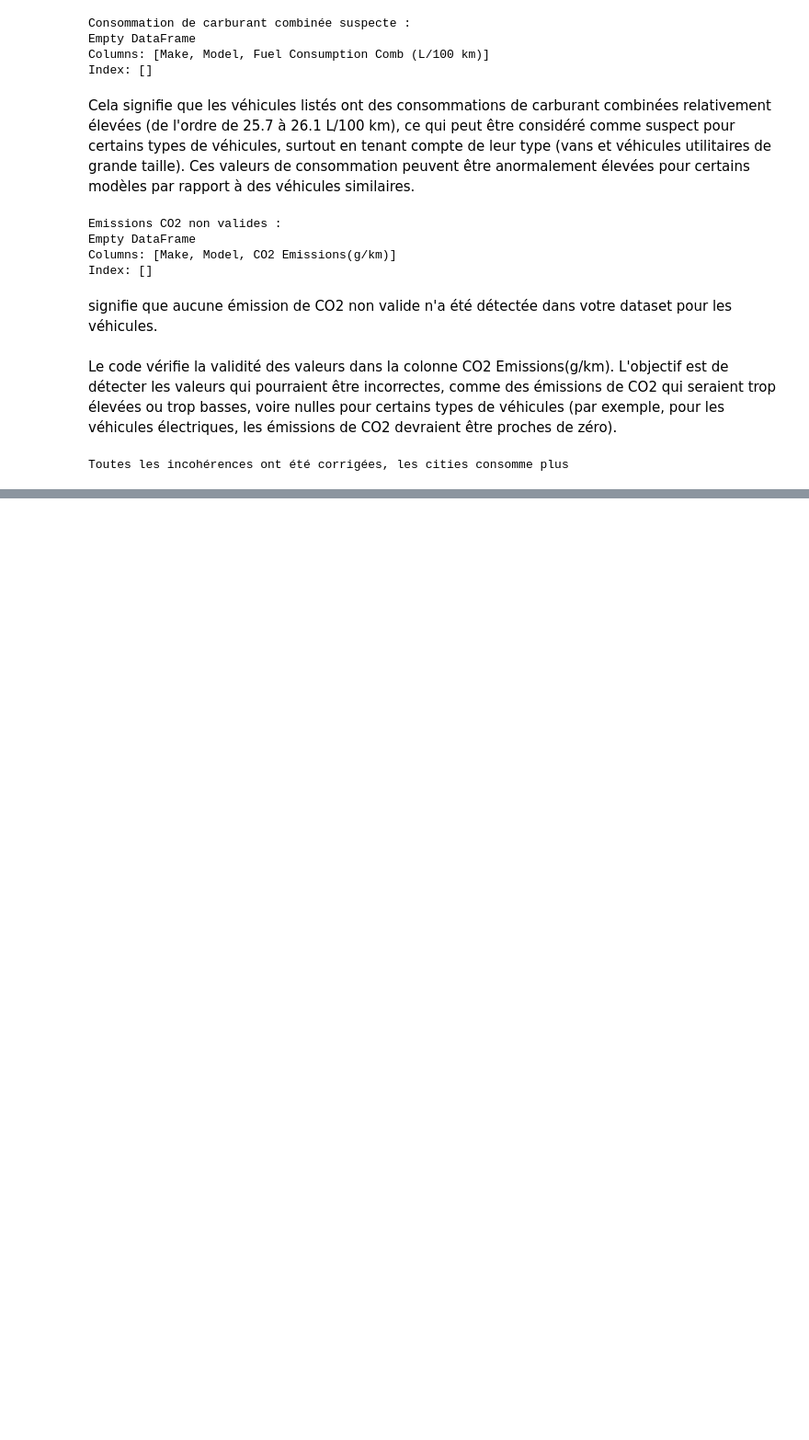
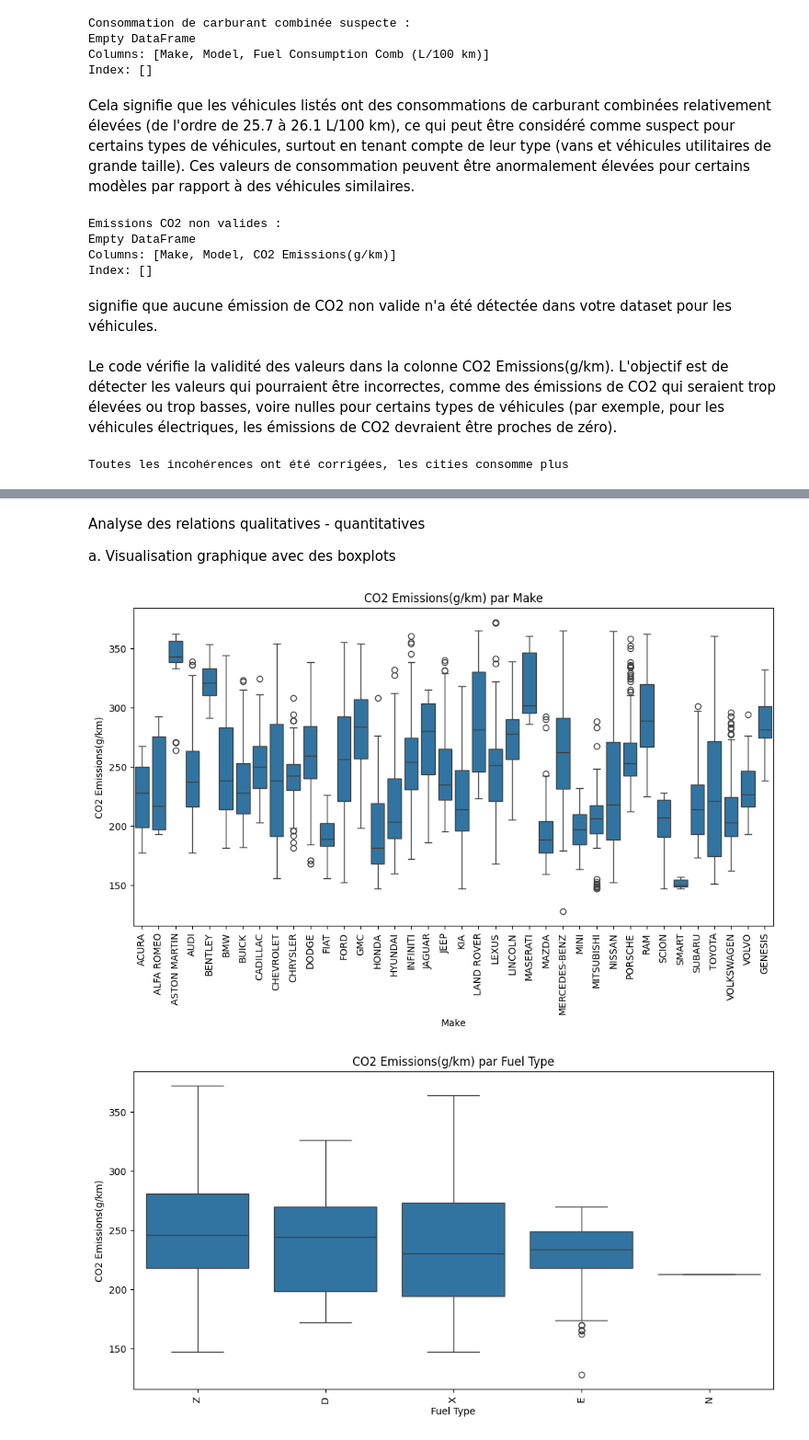
Before and after one commit to AnaisNaitAtmane/Projet-, a Jupyter notebook: fichier.ipynb, the cells around one changed output, grey strips where cells are left out. Shown at 92% size. Saved outputs shown, nothing was run; the diff lists cells and outputs as text; code cells hidden in the pictures; blank space fills up the shorter version.

```diff
--- a/fichier.ipynb
+++ b/fichier.ipynb
@@ -373,0 +471,7 @@ Toutes les incohérences ont été corrigées, les cities consomme plus
+# %%
+from scipy.stats import kstest
+
+# Vérifier la normalité des colonnes numériques avec Kolmogorov-Smirnov
+for var in df_unique.select_dtypes(include=['float64', 'int64']).columns:
+    _, p_value = kstest(df_unique[var], 'norm')
+    print(f"Test de Kolmogorov-Smirnov pour {var} : p-value = {p_value}")
@@ -373,0 +552,23 @@ Toutes les incohérences ont été corrigées, les cities consomme plus
+# %% [markdown]
+Analyse des relations qualitatives - quantitatives
+
+a. Visualisation graphique avec des boxplots
+# %%
+import seaborn as sns
+import matplotlib.pyplot as plt
+
+# Liste des variables qualitatives
+qualitative_vars = ['Make', 'Fuel Type', 'Transmission']
+
+# Variable quantitative à analyser
+quantitative_var = 'CO2 Emissions(g/km)'
+
+for var in qualitative_vars:
+    plt.figure(figsize=(12, 6))
+    sns.boxplot(data=df_unique, x=var, y=quantitative_var)
+    plt.xticks(rotation=90)  # Rotation pour mieux voir les catégories si elles sont nombreuses
+    plt.title(f"{quantitative_var} par {var}")
+    plt.show()
+# %% [output]
+[figure, added]
+[figure, added]
```
Also changed, not shown: parts of 50 cells of this notebook.
